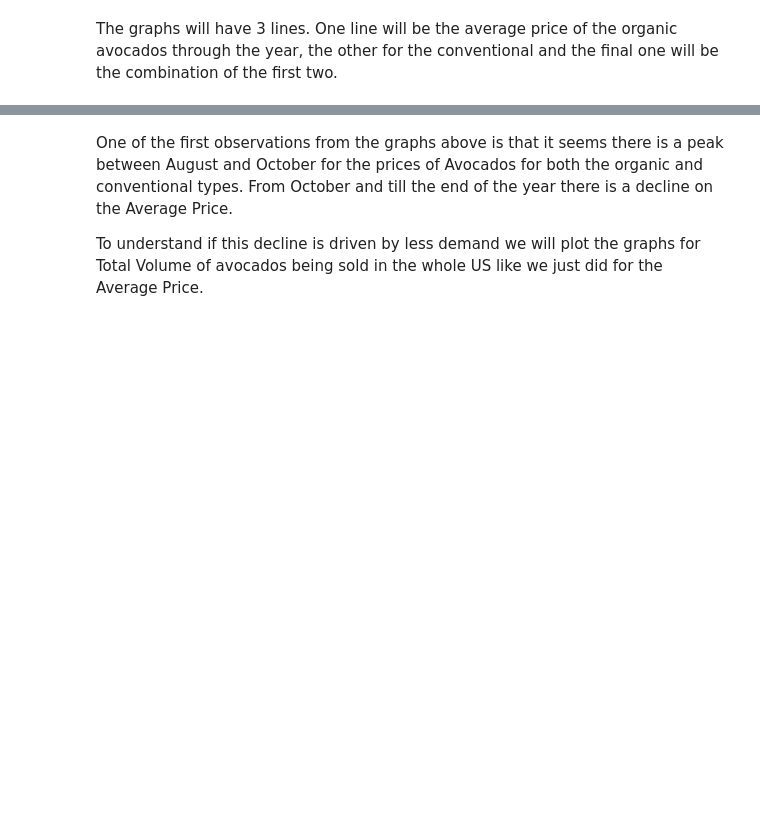
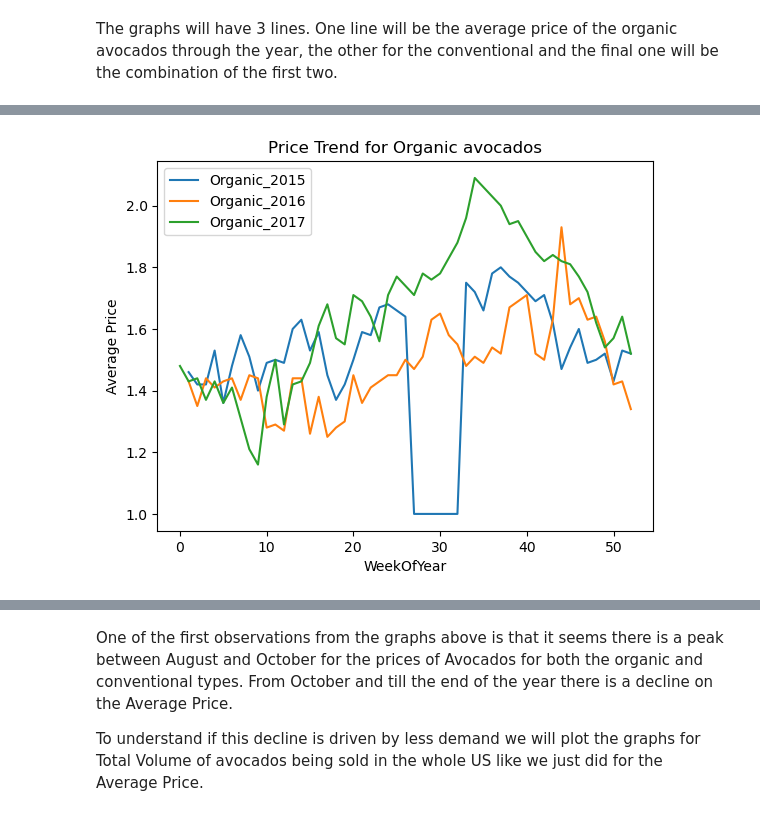
Before and after one commit to statho7/project_avocado, a Jupyter notebook: avocado.ipynb, the cells around one changed output, grey strips where cells are left out. Cells and saved outputs as stored; diff of their text form; code cells hidden in the pictures; blank space fills up the shorter version.

```diff
--- a/avocado.ipynb
+++ b/avocado.ipynb
@@ -303,0 +275,4 @@ for year in range(2015,2018):
+# %%
+plotOrganicAvocadosAveragePriceForYears(result_df)
+# %% [output]
+[figure, added]
```
Also changed, not shown: parts of 131 cells of this notebook, 5 other files.
